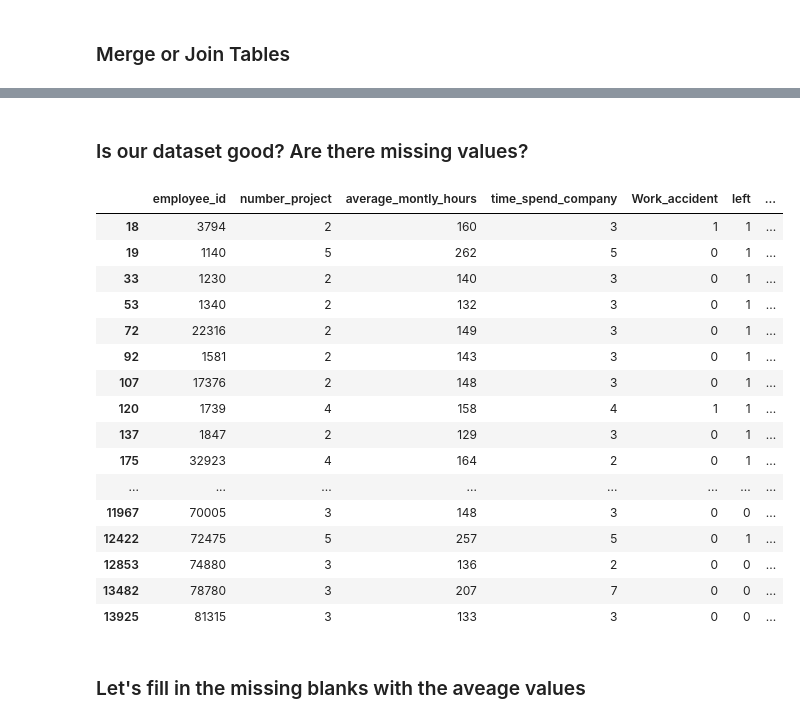
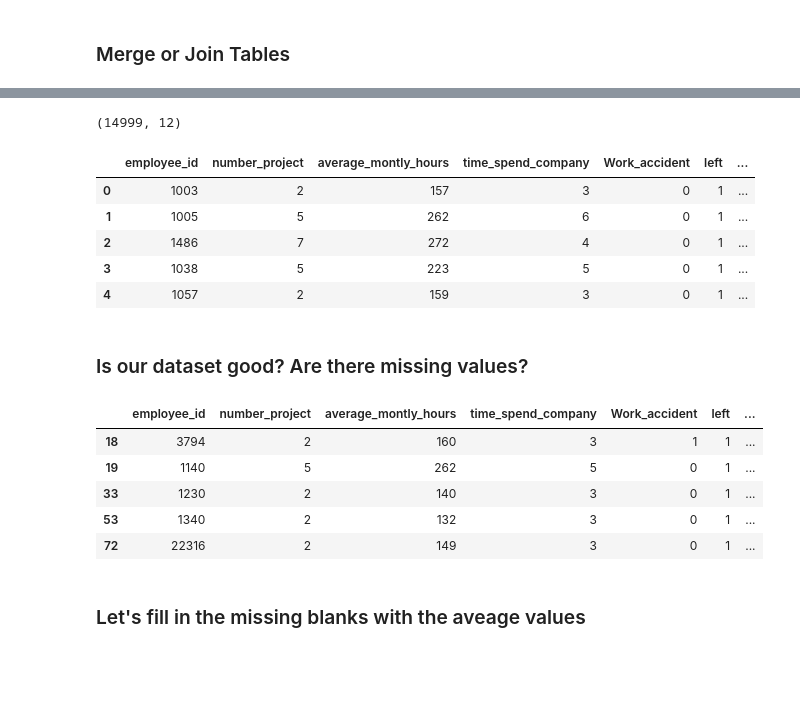
Before and after one commit to waldo102/employee_retention_classifier, a Jupyter notebook: Human_Resources_Retention.ipynb, the cells around one changed output, grey strips where cells are left out. Saved outputs shown, nothing was run; the diff lists cells and outputs as text; code cells hidden in the pictures; blank space fills up the shorter version.

Commit message:
edit to merge operation in data cleaning

```diff
--- a/Human_Resources_Retention.ipynb
+++ b/Human_Resources_Retention.ipynb
@@ -23,0 +4,8 @@ hr_df.head()
+# %%
+import pandas as pd
+
+hr_df = pd.read_csv('/Users/eduardowaldoalcantara/LocalDocuments/portfolio/employee_retention_classifier/hr_data.csv')
+emp_satis_eval = pd.read_excel('/Users/eduardowaldoalcantara/LocalDocuments/portfolio/employee_retention_classifier/employee_satisfaction_evaluation.xlsx')
+
+#Ensure it loaded correctly by printing the dimensions of the dataset, the last five rows, and the first five rows
+hr_df.shape
@@ -78,10 +65,2 @@ hr_df.shape
 # %% [markdown]
 ### Loading our Evaluation and Employee Satisfaction Data
-# %%
-# Uncomment this line if using this notebook locally
-#emp_satis_eval = pd.read_excel ('./data/employee_retention/employee_satisfaction_evaluation.xlsx')
-
-file_name = "https://raw.githubusercontent.com/rajeevratan84/datascienceforbusiness/master/employee_satisfaction_evaluation.xlsx"
-emp_satis_eval = pd.read_excel(file_name)
-
-emp_satis_eval.head()
@@ -112,26 +84,36 @@ main_df.head()
+# %%
+"""
+#This is the way it was done in the class, there is another way
+main_df = hr_df.set_index('employee_id').join(emp_satis_eval.set_index('EMPLOYEE #'))
+main_df = main_df.reset_index()
+main_df.head()
+"""
+
+#Merge both dataframes
+main_df = hr_df.merge(emp_satis_eval, left_on='employee_id', right_on='EMPLOYEE #')
+
+print(main_df.shape)
+main_df.head()#Notice both columns that were merged on were conserved
+# %% [output]
+(14999, 12)
+|  | employee_id | number_project | average_montly_hours | time_spend_company | Work_accident | left | ... |
+| 0 | 1003 | 2 | 157 | 3 | 0 | 1 | ... |
+| 1 | 1005 | 5 | 262 | 6 | 0 | 1 | ... |
+| 2 | 1486 | 7 | 272 | 4 | 0 | 1 | ... |
+| 3 | 1038 | 5 | 223 | 5 | 0 | 1 | ... |
+| 4 | 1057 | 2 | 159 | 3 | 0 | 1 | ... |
 # %% [markdown]
 ### Is our dataset good? Are there missing values?
 # %%
 #main_df.isnull()
-main_df[main_df.isnull().any(axis=1)]
+main_df[main_df.isnull().any(axis=1)].head()
 # %% [output]
 |  | employee_id | number_project | average_montly_hours | time_spend_company | Work_accident | left | ... |
 | 18 | 3794 | 2 | 160 | 3 | 1 | 1 | ... |
 | 19 | 1140 | 5 | 262 | 5 | 0 | 1 | ... |
 | 33 | 1230 | 2 | 140 | 3 | 0 | 1 | ... |
 | 53 | 1340 | 2 | 132 | 3 | 0 | 1 | ... |
 | 72 | 22316 | 2 | 149 | 3 | 0 | 1 | ... |
-| 92 | 1581 | 2 | 143 | 3 | 0 | 1 | ... |
-| 107 | 17376 | 2 | 148 | 3 | 0 | 1 | ... |
-| 120 | 1739 | 4 | 158 | 4 | 1 | 1 | ... |
-| 137 | 1847 | 2 | 129 | 3 | 0 | 1 | ... |
-| 175 | 32923 | 4 | 164 | 2 | 0 | 1 | ... |
-| ... | ... | ... | ... | ... | ... | ... | ... |
-| 11967 | 70005 | 3 | 148 | 3 | 0 | 0 | ... |
-| 12422 | 72475 | 5 | 257 | 5 | 0 | 1 | ... |
-| 12853 | 74880 | 3 | 136 | 2 | 0 | 0 | ... |
-| 13482 | 78780 | 3 | 207 | 7 | 0 | 0 | ... |
-| 13925 | 81315 | 3 | 133 | 3 | 0 | 0 | ... |
 # %% [markdown]
 ### Let's fill in the missing blanks with the aveage values
 # %%
```
Also changed, not shown: parts of 14 cells of this notebook, 2 other files.
